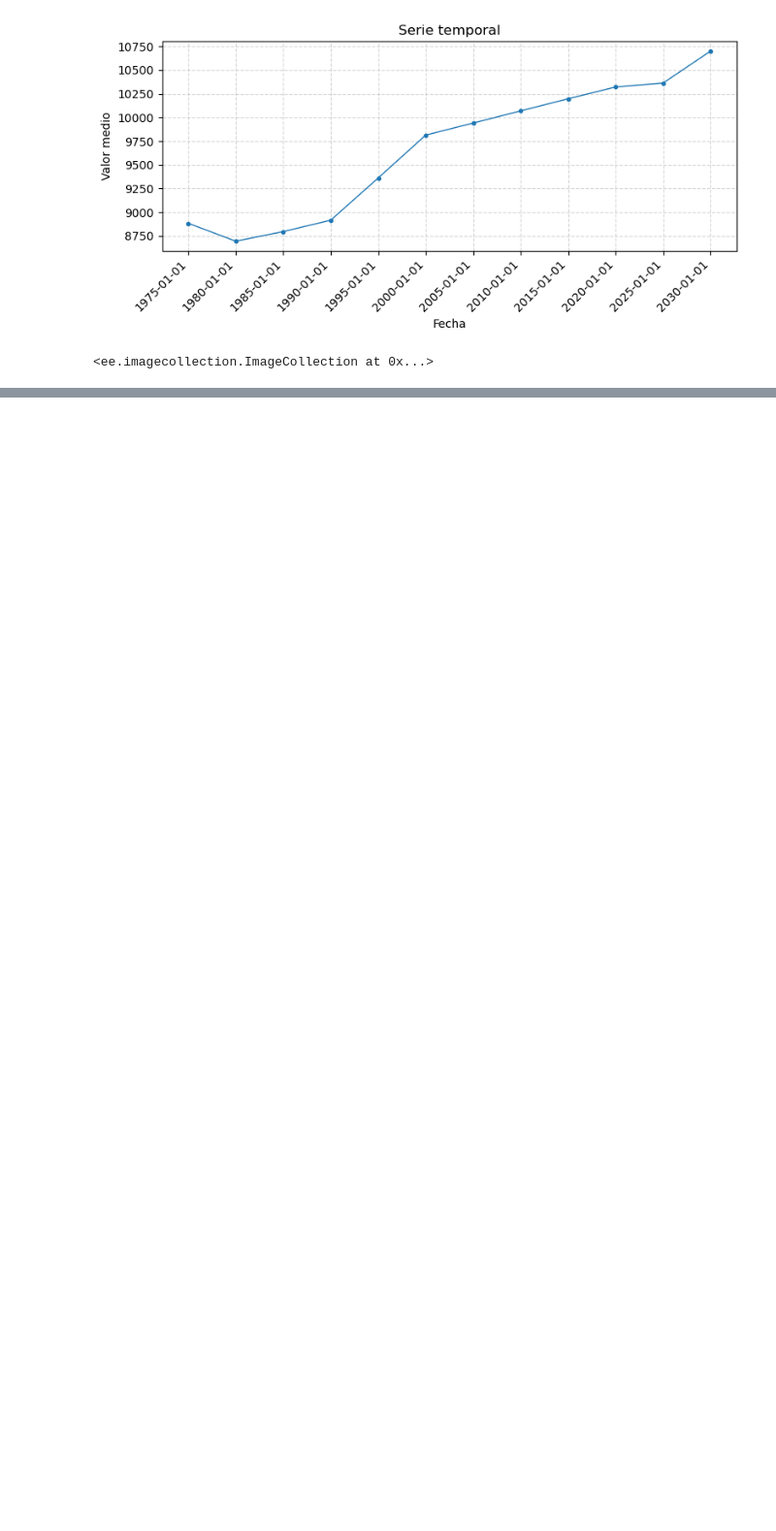
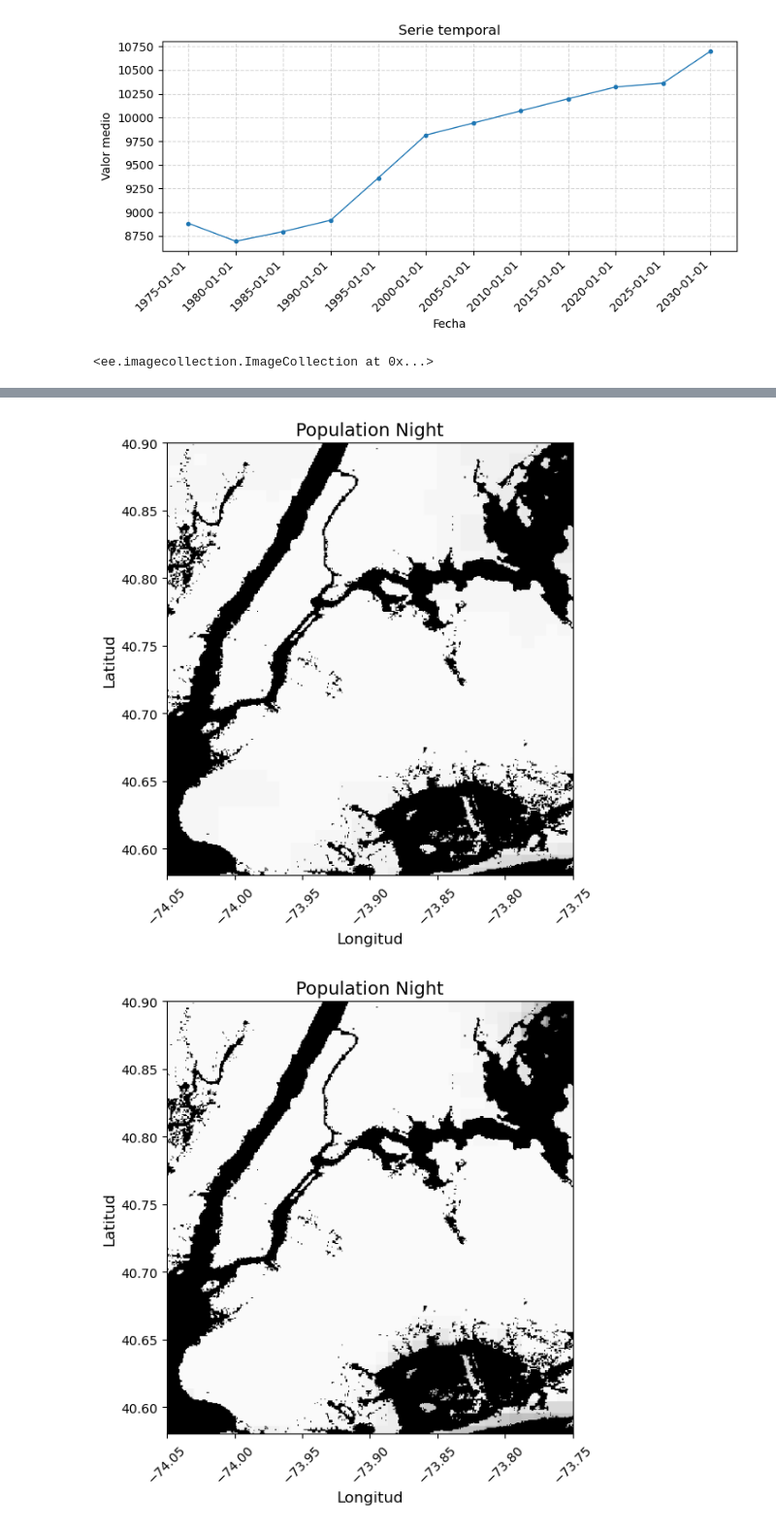
Before and after one commit to marioponce/monitoring_cities, a Jupyter notebook: tool_test.ipynb, the cells around one changed output, grey strips where cells are left out. Shown at 97% size. Drawn from its saved outputs; the diff is of its cells as text; code cells hidden in the pictures; blank space fills up the shorter version.

```diff
--- a/tool_test.ipynb
+++ b/tool_test.ipynb
@@ -119,0 +120,26 @@ ee.ImageCollection('JRC/GHSL/P2023A/GHS_POP').filterDate(None,
+# %%
+DMSP_T1_a = '1993-01-01'
+DMSP_T1_b = '1993-12-31'
+DMSP_T2_a = '2012-01-01'
+DMSP_T2_b = '2012-12-31'
+GHS = Collection(
+    source='NOAA/DMSP-OLS/NIGHTTIME_LIGHTS',
+    # start_date=t1_start,
+    # end_date=t2_ends,
+    boundaries=region,
+    img='stable_lights',
+    mask=mask,
+    reprojection={'crs': 'EPSG:4326', 'scale': 1000},
+    # reducer=ee.Reducer.sum().unweighted()
+)
+GHS.get_event(DMSP_T1_a, DMSP_T1_b, 'GHS_t1', type='mean')
+GHS.get_event(DMSP_T2_a, DMSP_T2_b, 'GHS_t2', type='mean')
+GHS.set_viz_params({'min': 10, 'max': 64, 'unit': '-','value': 'People',
+})
+                #    'palette': ['blue', 'white', 'red']})
+GHS.events['GHS_t1'].getInfo()
+GHS.plot_event('GHS_t1','Population Night', legend_label=False)
+GHS.plot_event('GHS_t2','Population Night', legend_label=True)
+# %% [output]
+[figure, added]
+[figure, added]
```
Also changed, not shown: parts of 8 cells of this notebook, 1 other file.
